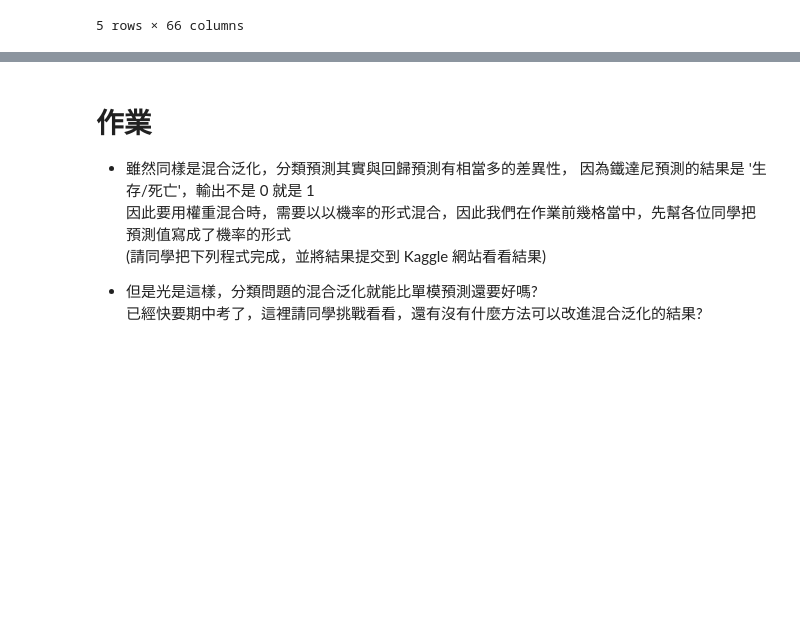
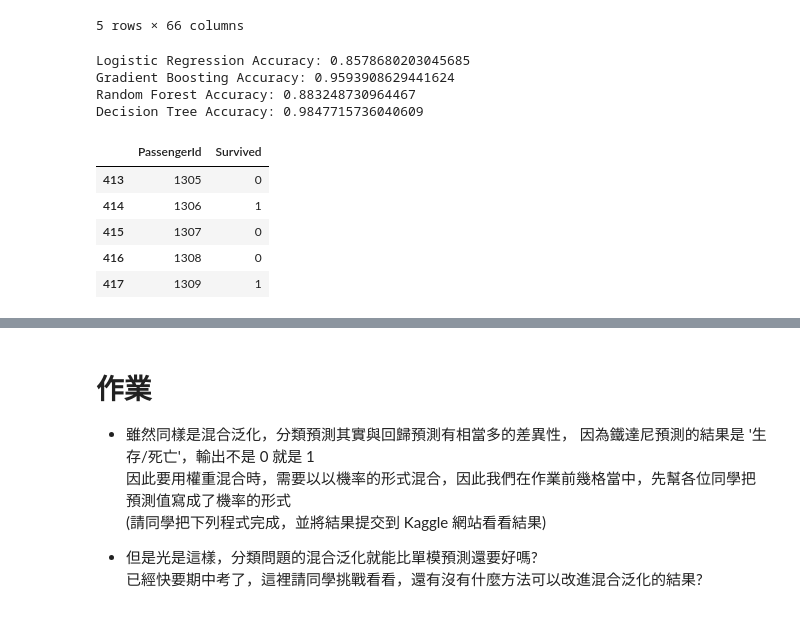
Before and after one commit to t6vmp7/3rd-ML100Days, a Jupyter notebook: homework/Day_049_Blending_HW.ipynb, the cells around one changed output, grey strips where cells are left out. Drawn from its saved outputs; the diff is of its cells as text; code cells hidden in the pictures; blank space fills up the shorter version.

```diff
--- a/homework/Day_049_Blending_HW.ipynb
+++ b/homework/Day_049_Blending_HW.ipynb
@@ -132,0 +139,3 @@ rf = RandomForestClassifier(n_estimators=100, min_samples_split=2, min_samples_l
+# %%
+from sklearn.model_selection import train_test_split
+X_train, X_test, Y_train, Y_test = train_test_split(train_X, train_Y, test_size = 0.22, random_state = 0)
@@ -132,0 +154,21 @@ rf = RandomForestClassifier(n_estimators=100, min_samples_split=2, min_samples_l
+# %%
+lr.fit(train_X, train_Y)
+lr_predict = lr.predict(X_test)
+print("Logistic Regression Accuracy:", accuracy_score(Y_test, lr_predict))
+
+gdbt.fit(train_X, train_Y)
+gdbt_predict = gdbt.predict(X_test)
+print("Gradient Boosting Accuracy:", accuracy_score(Y_test, gdbt_predict))
+
+rf.fit(train_X, train_Y)
+rf_predict = rf.predict(X_test)
+print("Random Forest Accuracy:", accuracy_score(Y_test, rf_predict))
+
+dtc.fit(train_X, train_Y)
+dtc_predict = dtc.predict(X_test)
+print("Decision Tree Accuracy:", accuracy_score(Y_test, dtc_predict))
+# %% [output]
+Logistic Regression Accuracy: 0.8578680203045685
+Gradient Boosting Accuracy: 0.9593908629441624
+Random Forest Accuracy: 0.883248730964467
+Decision Tree Accuracy: 0.9847715736040609
@@ -133,10 +181,18 @@ rf = RandomForestClassifier(n_estimators=100, min_samples_split=2, min_samples_l
 # %%
 # 線性迴歸預測檔 (結果有部分隨機, 請以 Kaggle 計算的得分為準, 以下模型同理)
-lr.fit(train_X, train_Y)
-lr_pred = lr.predict_proba(test_X)[:,1]
+lr.fit(X_train, Y_train)
+lr_pred = lr.predict(test_X)
 sub = pd.DataFrame({'PassengerId': ids, 'Survived': lr_pred})
 sub['Survived'] = sub['Survived'].map(lambda x:1 if x>0.5 else 0)
 sub.to_csv('titanic_lr.csv', index=False) # 0.66985
+sub.tail()
+# %% [output]
+|  | PassengerId | Survived |
+| 413 | 1305 | 0 |
+| 414 | 1306 | 1 |
+| 415 | 1307 | 0 |
+| 416 | 1308 | 0 |
+| 417 | 1309 | 1 |
 # %%
 # 梯度提升機預測檔
 gdbt.fit(train_X, train_Y)
```
Also changed, not shown: parts of 9 cells of this notebook.
